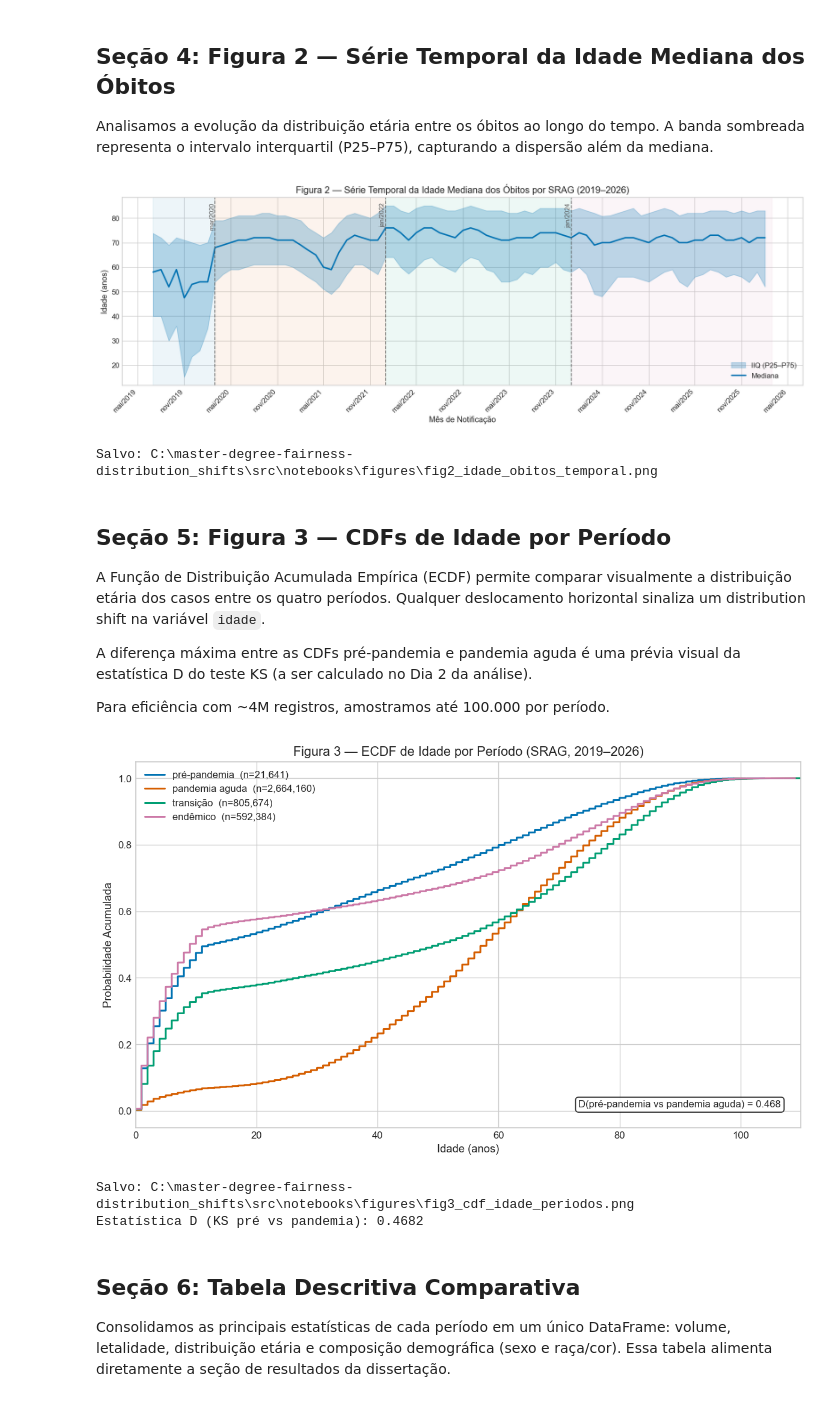
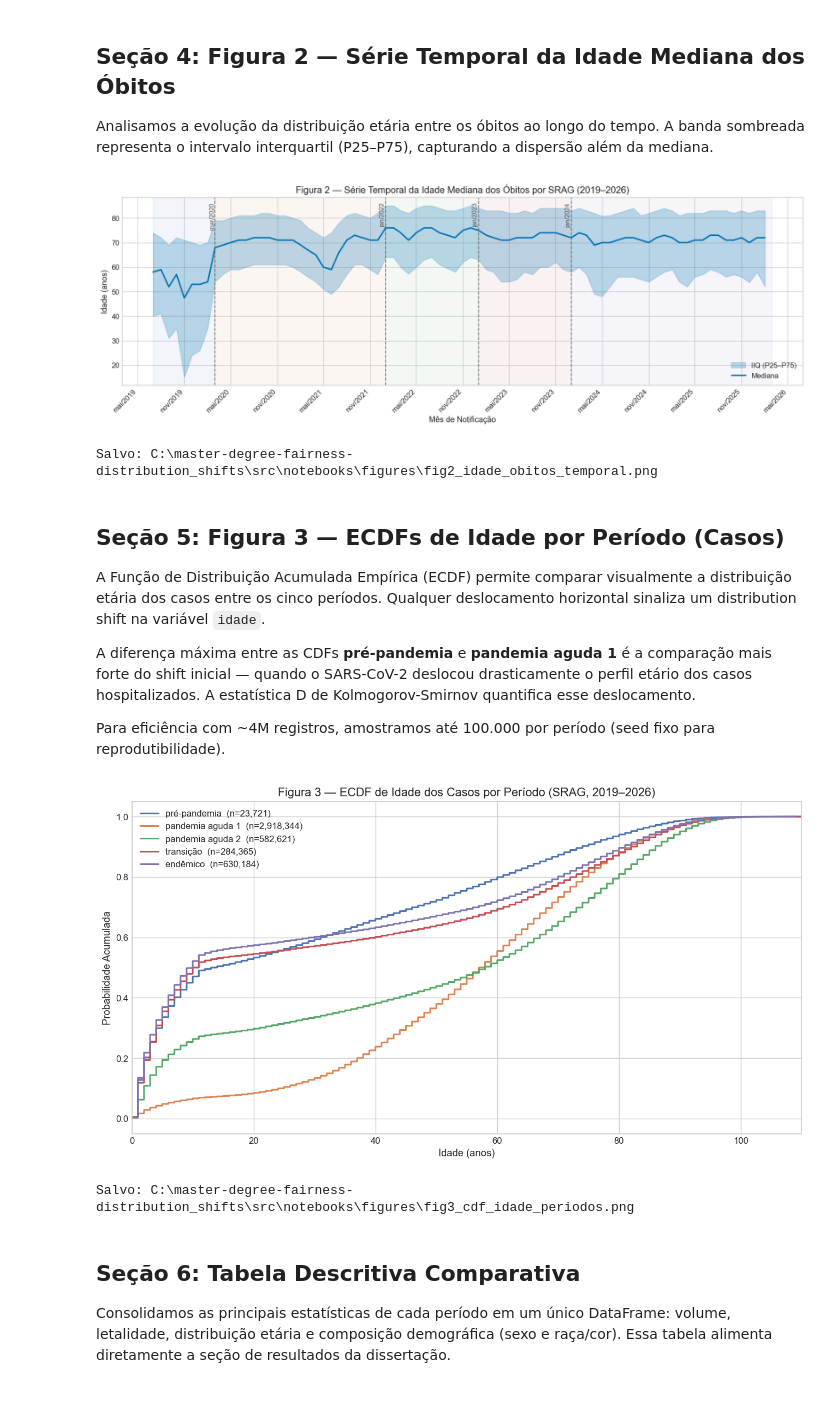
Before and after one commit to antonioravila/master-degree-fairness-distribution_shifts, a Jupyter notebook: src/notebooks/01_eda_distribution_shift.ipynb, the cells around one changed output. Cells and saved outputs as stored; diff of their text form; code cells hidden in the pictures.

Commit message:
adding new EDA charts

```diff
--- a/src/notebooks/01_eda_distribution_shift.ipynb
+++ b/src/notebooks/01_eda_distribution_shift.ipynb
@@ -30,23 +31,22 @@ plt.rcParams.update({
     'legend.fontsize': 10,
 })
 
-# ── Paleta de períodos (Wong colorblind-safe) ────────────────────────────────
-PERIOD_ORDER = ['pré-pandemia', 'pandemia aguda', 'transição', 'endêmico']
-PERIOD_COLORS = {
-    'pré-pandemia':   '#0072B2',
-    'pandemia aguda': '#D55E00',
-    'transição':      '#009E73',
-    'endêmico':       '#CC79A7',
-}
+# ── Paleta de períodos (seaborn 'deep', 5 cores) ─────────────────────────────
+PERIOD_ORDER = ['pré-pandemia', 'pandemia aguda 1', 'pandemia aguda 2', 'transição', 'endêmico']
+_pal = sns.color_palette('deep', 5)
+PERIOD_COLORS = dict(zip(PERIOD_ORDER, _pal))
+
 PERIOD_SPANS = [
     ('2019-07-01', '2020-03-01', 'pré-pandemia'),
-    ('2020-03-01', '2022-01-01', 'pandemia aguda'),
-    ('2022-01-01', '2024-01-01', 'transição'),
+    ('2020-03-01', '2022-01-01', 'pandemia aguda 1'),
+    ('2022-01-01', '2023-01-01', 'pandemia aguda 2'),
+    ('2023-01-01', '2024-01-01', 'transição'),
     ('2024-01-01', '2026-03-01', 'endêmico'),
 ]
 VLINES = [
     (pd.Timestamp('2020-03-01'), 'mar/2020'),
     (pd.Timestamp('2022-01-01'), 'jan/2022'),
+    (pd.Timestamp('2023-01-01'), 'jan/2023'),
     (pd.Timestamp('2024-01-01'), 'jan/2024'),
 ]
 
@@ -172,11 +184,12 @@ df['ano_mes'] = df['DT_NOTIFIC'].dt.to_period('M')
 # 4. obito: True=EVOLUCAO 2, False=EVOLUCAO 1, NaN para 3 e 9
 df['obito'] = df['EVOLUCAO'].map({1: False, 2: True})
 
-# 5. periodo: bins epidemiológicos
+# 5. periodo: cinco bins epidemiológicos (fechado à esquerda, aberto à direita)
 period_bins = [
     pd.Timestamp('2019-07-01'),
     pd.Timestamp('2020-03-01'),
     pd.Timestamp('2022-01-01'),
+    pd.Timestamp('2023-01-01'),
     pd.Timestamp('2024-01-01'),
     pd.Timestamp('2026-03-01'),
 ]
@@ -296,63 +310,47 @@ plt.savefig(out2, dpi=120, bbox_inches='tight')
 plt.show()
 print(f'Salvo: {out2}')
 # %% [output]
-[figure, old version]
+[figure, new version]
 Salvo: C:\master-degree-fairness-distribution_shifts\src\notebooks\figures\fig2_idade_obitos_temporal.png
 # %% [markdown]
-## Seção 5: Figura 3 — CDFs de Idade por Período
+## Seção 5: Figura 3 — ECDFs de Idade por Período (Casos)
 
-A Função de Distribuição Acumulada Empírica (ECDF) permite comparar visualmente a distribuição etária dos casos entre os quatro períodos. Qualquer deslocamento horizontal sinaliza um distribution shift na variável `idade`.
+A Função de Distribuição Acumulada Empírica (ECDF) permite comparar visualmente a distribuição etária dos casos entre os cinco períodos. Qualquer deslocamento horizontal sinaliza um distribution shift na variável `idade`.
 
-A diferença máxima entre as CDFs pré-pandemia e pandemia aguda é uma prévia visual da estatística D do teste KS (a ser calculado no Dia 2 da análise).
+A diferença máxima entre as CDFs **pré-pandemia** e **pandemia aguda 1** é a comparação mais forte do shift inicial — quando o SARS-CoV-2 deslocou drasticamente o perfil etário dos casos hospitalizados. A estatística D de Kolmogorov-Smirnov quantifica esse deslocamento.
 
-Para eficiência com ~4M registros, amostramos até 100.000 por período.
+Para eficiência com ~4M registros, amostramos até 100.000 por período (seed fixo para reprodutibilidade).
 # %%
-rng = np.random.default_rng(42)
 MAX_SAMPLE = 100_000
 
-fig, ax = plt.subplots(figsize=(10, 6))
+fig, ax = plt.subplots(figsize=(11, 6))
 
-ecdf_data = {}
+ecdf_casos = {}
 for periodo in PERIOD_ORDER:
     subset = df[df['periodo'] == periodo]['idade'].dropna()
     n_orig = len(subset)
     if n_orig > MAX_SAMPLE:
         subset = subset.sample(MAX_SAMPLE, random_state=42)
     x = np.sort(subset.values)
     y = np.arange(1, len(x) + 1) / len(x)
-    ecdf_data[periodo] = (x, y)
+    ecdf_casos[periodo] = (x, y, n_orig)
     ax.plot(x, y, label=f'{periodo}  (n={n_orig:,})',
             color=PERIOD_COLORS[periodo], linewidth=1.8)
 
-# Estatística D entre pré-pandemia e pandemia aguda
-x1, y1 = ecdf_data['pré-pandemia']
-x2, y2 = ecdf_data['pandemia aguda']
-x_grid = np.linspace(0, 110, 2000)
-cy1 = np.interp(x_grid, x1, y1, left=0, right=1)
-cy2 = np.interp(x_grid, x2, y2, left=0, right=1)
-ks_d = float(np.max(np.abs(cy1 - cy2)))
-
-ax.text(0.97, 0.05,
-        f'D(pré-pandemia vs pandemia aguda) = {ks_d:.3f}',
-        transform=ax.transAxes, ha='right', va='bottom', fontsize=10,
-        bbox=dict(boxstyle='round', facecolor='white', alpha=0.85))
-
 ax.set_xlabel('Idade (anos)')
 ax.set_ylabel('Probabilidade Acumulada')
-ax.set_title('Figura 3 — ECDF de Idade por Período (SRAG, 2019–2026)')
+ax.set_title('Figura 3 — ECDF de Idade dos Casos por Período (SRAG, 2019–2026)')
 ax.set_xlim(0, 110)
 ax.legend(loc='upper left', framealpha=0.9)
 
 plt.tight_layout()
 out3 = FIG_DIR / 'fig3_cdf_idade_periodos.png'
 plt.savefig(out3, dpi=120, bbox_inches='tight')
 plt.show()
 print(f'Salvo: {out3}')
-print(f'Estatística D (KS pré vs pandemia): {ks_d:.4f}')
 # %% [output]
-[figure, old version]
+[figure, new version]
 Salvo: C:\master-degree-fairness-distribution_shifts\src\notebooks\figures\fig3_cdf_idade_periodos.png
-Estatística D (KS pré vs pandemia): 0.4682
 # %% [markdown]
 ## Seção 6: Tabela Descritiva Comparativa
 
```
Also changed, not shown: parts of 25 cells of this notebook, 10 other files.
